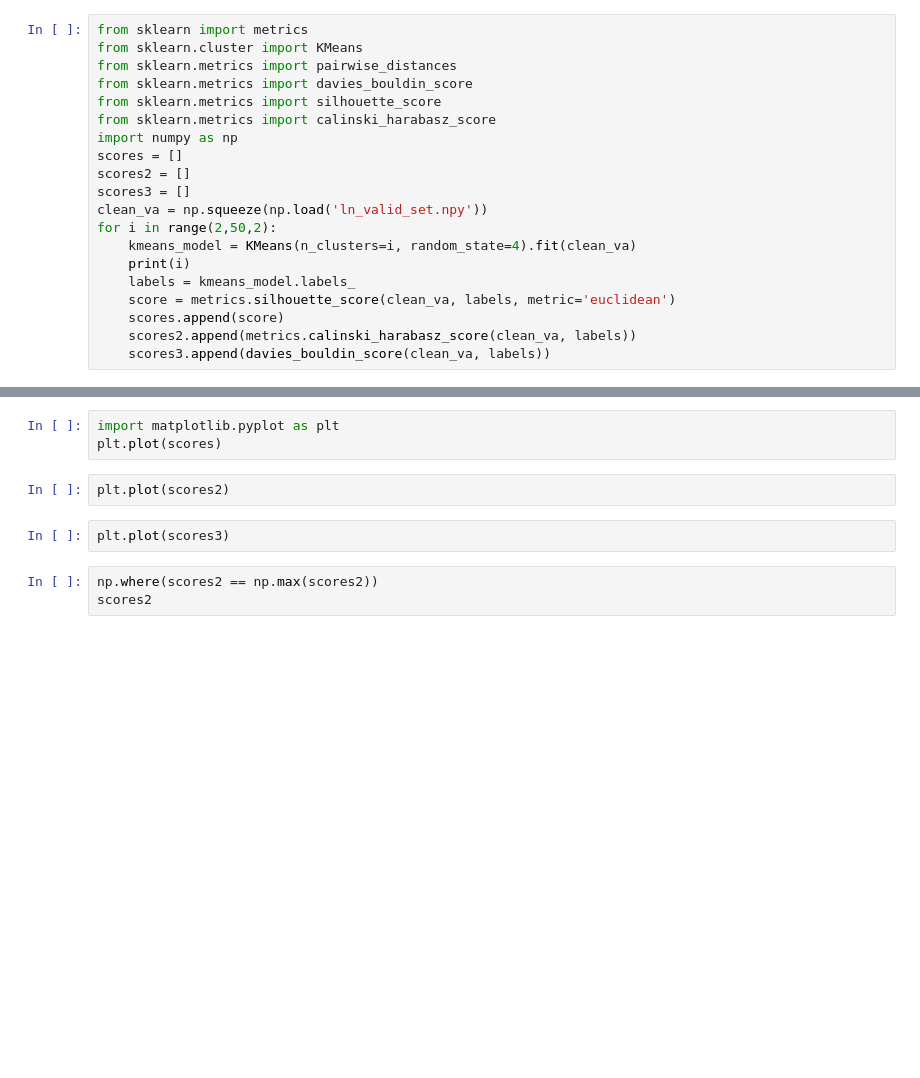
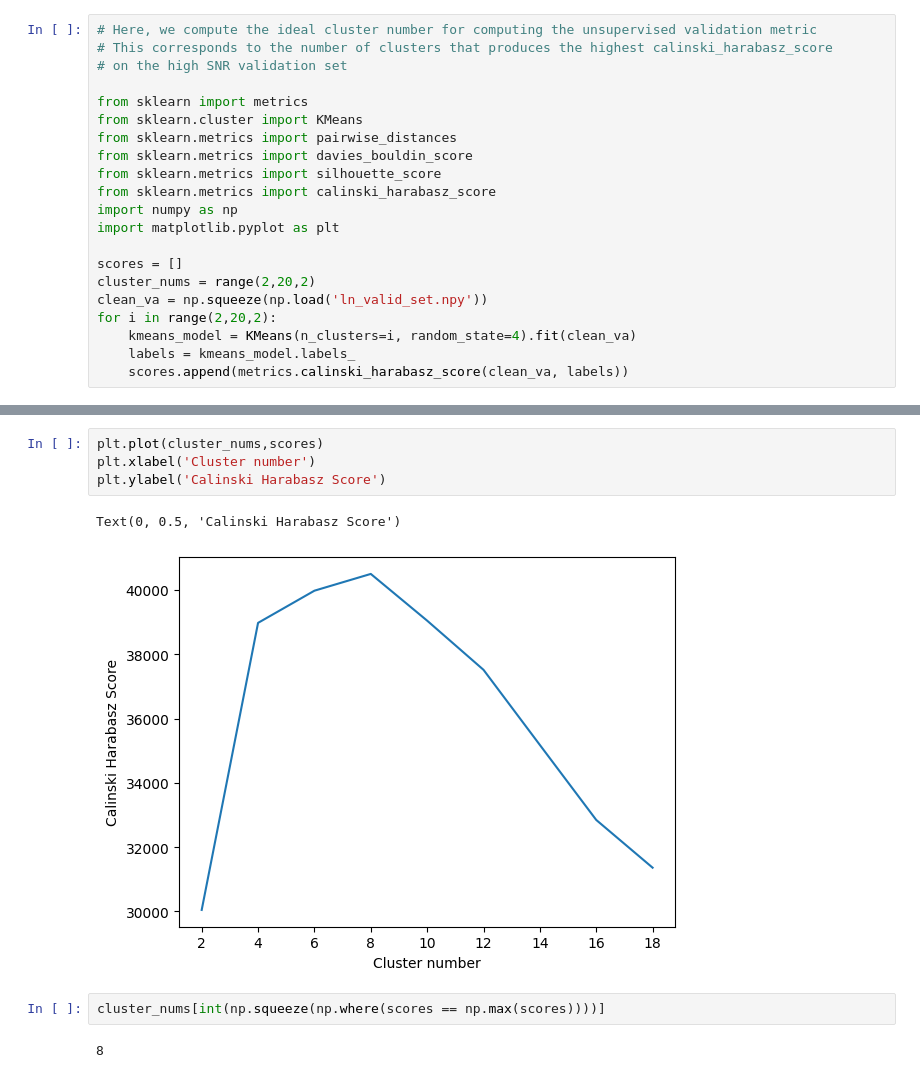
Before and after one commit to ciaranbench/spectral-denoising-cycleGAN, a Jupyter notebook: find_ideal_cluster_num.ipynb, the cells around one changed output, grey strips where cells are left out. Saved outputs shown, nothing was run; the diff lists cells and outputs as text; blank space fills up the shorter version.

Commit message:
cleaned up

```diff
--- a/find_ideal_cluster_num.ipynb
+++ b/find_ideal_cluster_num.ipynb
@@ -1,4 +1,8 @@
 # %%
+# Here, we compute the ideal cluster number for computing the unsupervised validation metric
+# This corresponds to the number of clusters that produces the highest calinski_harabasz_score
+# on the high SNR validation set
+
 from sklearn import metrics
 from sklearn.cluster import KMeans
 from sklearn.metrics import pairwise_distances
@@ -6,15 +10,12 @@ from sklearn.metrics import davies_bouldin_score
 from sklearn.metrics import silhouette_score
 from sklearn.metrics import calinski_harabasz_score
 import numpy as np
+import matplotlib.pyplot as plt
+
 scores = []
-scores2 = []
-scores3 = []
+cluster_nums = range(2,20,2)
 clean_va = np.squeeze(np.load('ln_valid_set.npy'))
-for i in range(2,50,2):
+for i in range(2,20,2):
     kmeans_model = KMeans(n_clusters=i, random_state=4).fit(clean_va)
-    print(i)
     labels = kmeans_model.labels_
-    score = metrics.silhouette_score(clean_va, labels, metric='euclidean')
-    scores.append(score)
-    scores2.append(metrics.calinski_harabasz_score(clean_va, labels))
-    scores3.append(davies_bouldin_score(clean_va, labels))
+    scores.append(metrics.calinski_harabasz_score(clean_va, labels))
@@ -21,10 +32,11 @@ for i in range(2,50,2):
-# %%
-import matplotlib.pyplot as plt
-plt.plot(scores)
 # %%
-plt.plot(scores2)
+plt.plot(cluster_nums,scores)
+plt.xlabel('Cluster number')
+plt.ylabel('Calinski Harabasz Score')
+# %% [output]
+Text(0, 0.5, 'Calinski Harabasz Score')
+[figure, added]
-# %%
-plt.plot(scores3)
 # %%
-np.where(scores2 == np.max(scores2))
-scores2
+cluster_nums[int(np.squeeze(np.where(scores == np.max(scores))))]
+# %% [output]
+8
```
Also changed, not shown: parts of 1 cell of this notebook.
